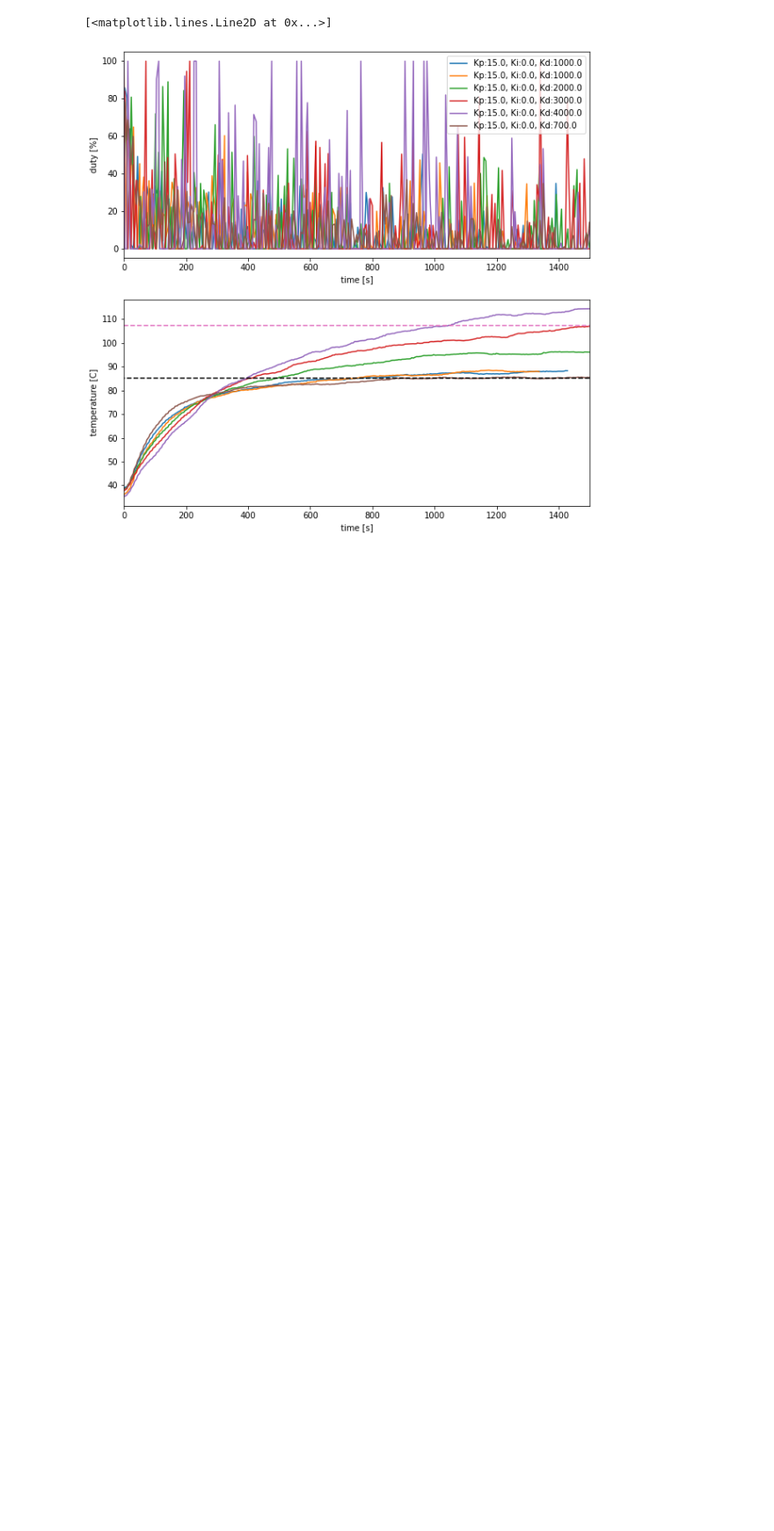
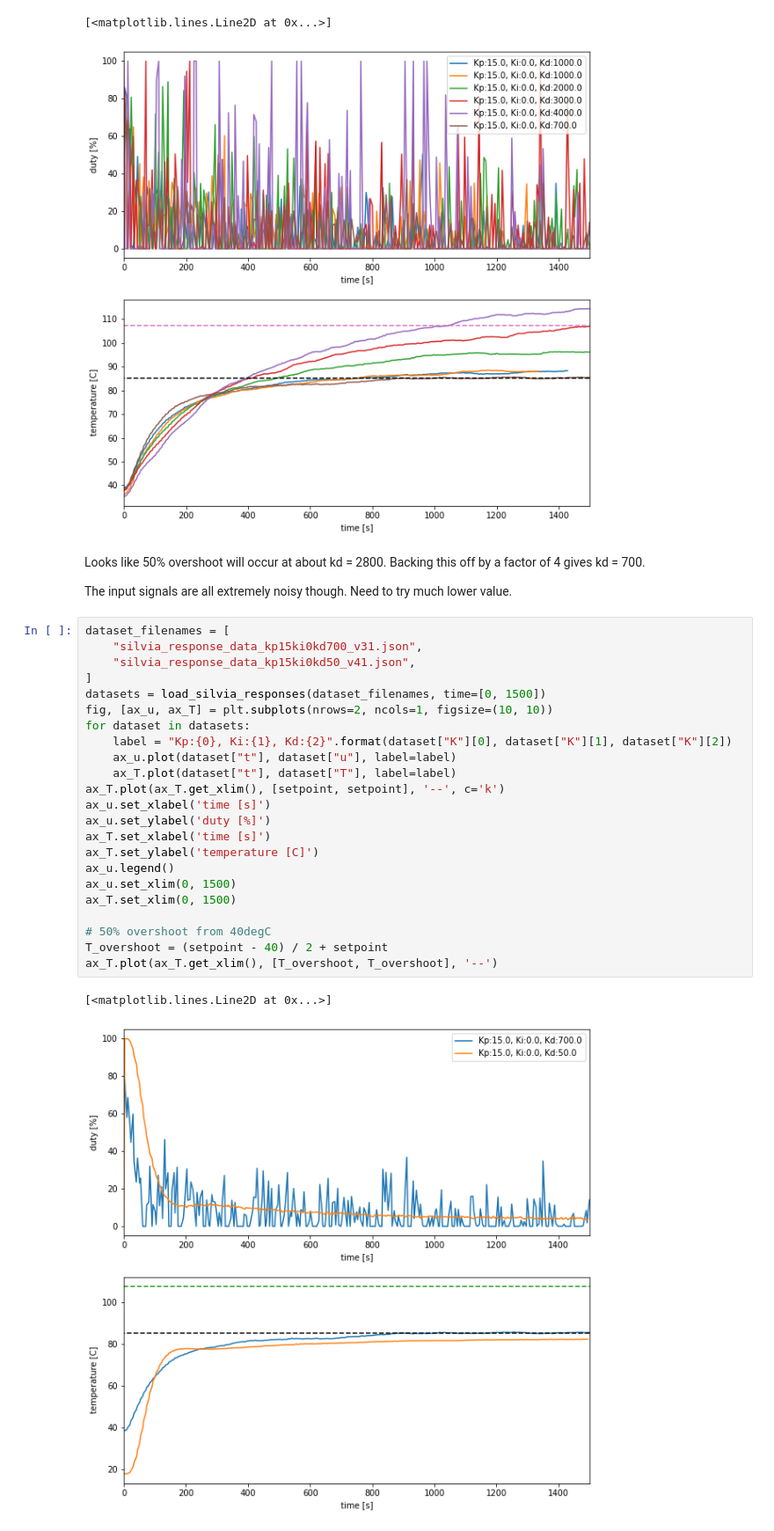
Before and after one commit to willhunt/silvia, a Jupyter notebook: docs/docs/control/assets/silvia_manual_tuning.ipynb, the cells around one changed output. Shown at 88% size. Saved outputs shown, nothing was run; the diff lists cells and outputs as text; blank space fills up the shorter version.

```diff
--- a/docs/docs/control/assets/silvia_manual_tuning.ipynb
+++ b/docs/docs/control/assets/silvia_manual_tuning.ipynb
@@ -707,3 +707,33 @@ ax_T.plot(ax_T.get_xlim(), [T_overshoot, T_overshoot], '--')
 # %% [output]
 [<matplotlib.lines.Line2D at 0x...>]
 [figure]
+# %% [markdown]
+Looks like 50% overshoot will occur at about kd = 2800. Backing this off by a factor of 4 gives kd = 700.
+
+The input signals are all extremely noisy though. Need to try much lower value.
+# %%
+dataset_filenames = [
+    "silvia_response_data_kp15ki0kd700_v31.json",
+    "silvia_response_data_kp15ki0kd50_v41.json",
+]
+datasets = load_silvia_responses(dataset_filenames, time=[0, 1500])
+fig, [ax_u, ax_T] = plt.subplots(nrows=2, ncols=1, figsize=(10, 10))
+for dataset in datasets:
+    label = "Kp:{0}, Ki:{1}, Kd:{2}".format(dataset["K"][0], dataset["K"][1], dataset["K"][2])
+    ax_u.plot(dataset["t"], dataset["u"], label=label)
+    ax_T.plot(dataset["t"], dataset["T"], label=label)
+ax_T.plot(ax_T.get_xlim(), [setpoint, setpoint], '--', c='k')
+ax_u.set_xlabel('time [s]')
+ax_u.set_ylabel('duty [%]')
+ax_T.set_xlabel('time [s]')
+ax_T.set_ylabel('temperature [C]')
+ax_u.legend()
+ax_u.set_xlim(0, 1500)
+ax_T.set_xlim(0, 1500)
+
+# 50% overshoot from 40degC
+T_overshoot = (setpoint - 40) / 2 + setpoint
+ax_T.plot(ax_T.get_xlim(), [T_overshoot, T_overshoot], '--')
+# %% [output]
+[<matplotlib.lines.Line2D at 0x...>]
+[figure, added]
```
Also changed, not shown: parts of 10 cells of this notebook, 46 other files.
